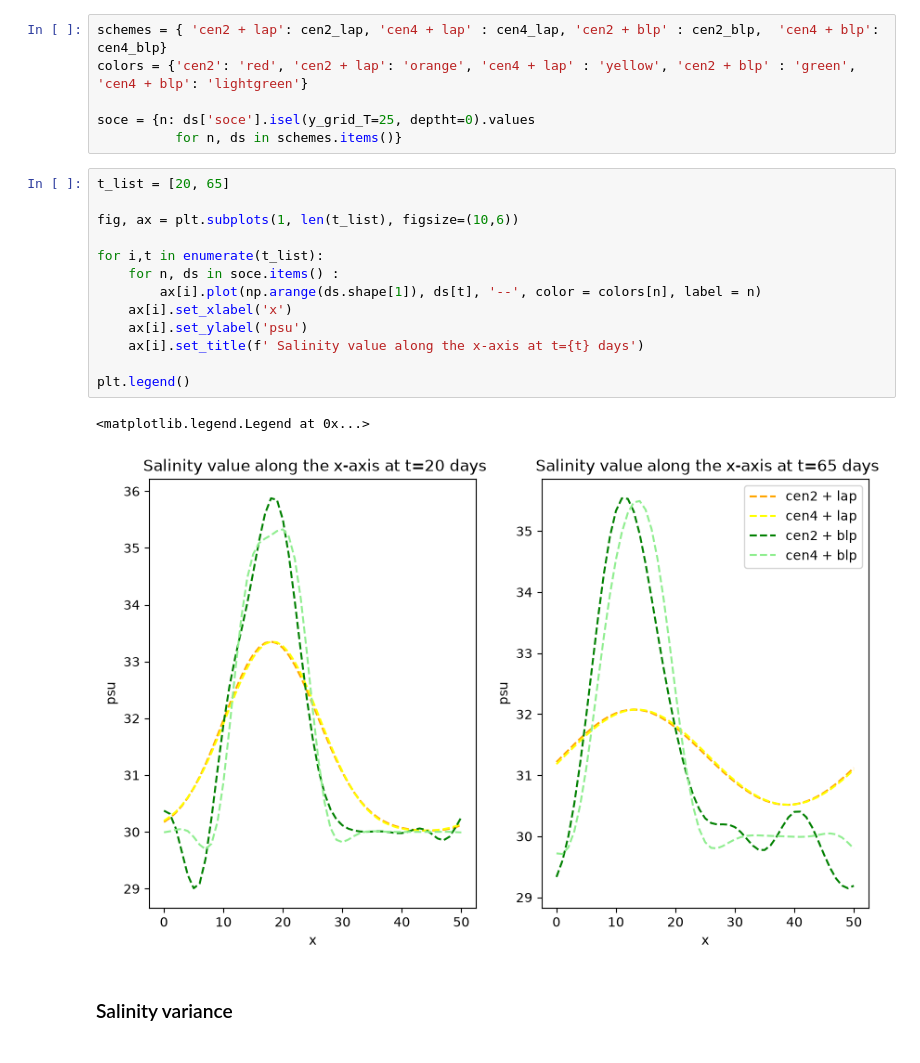
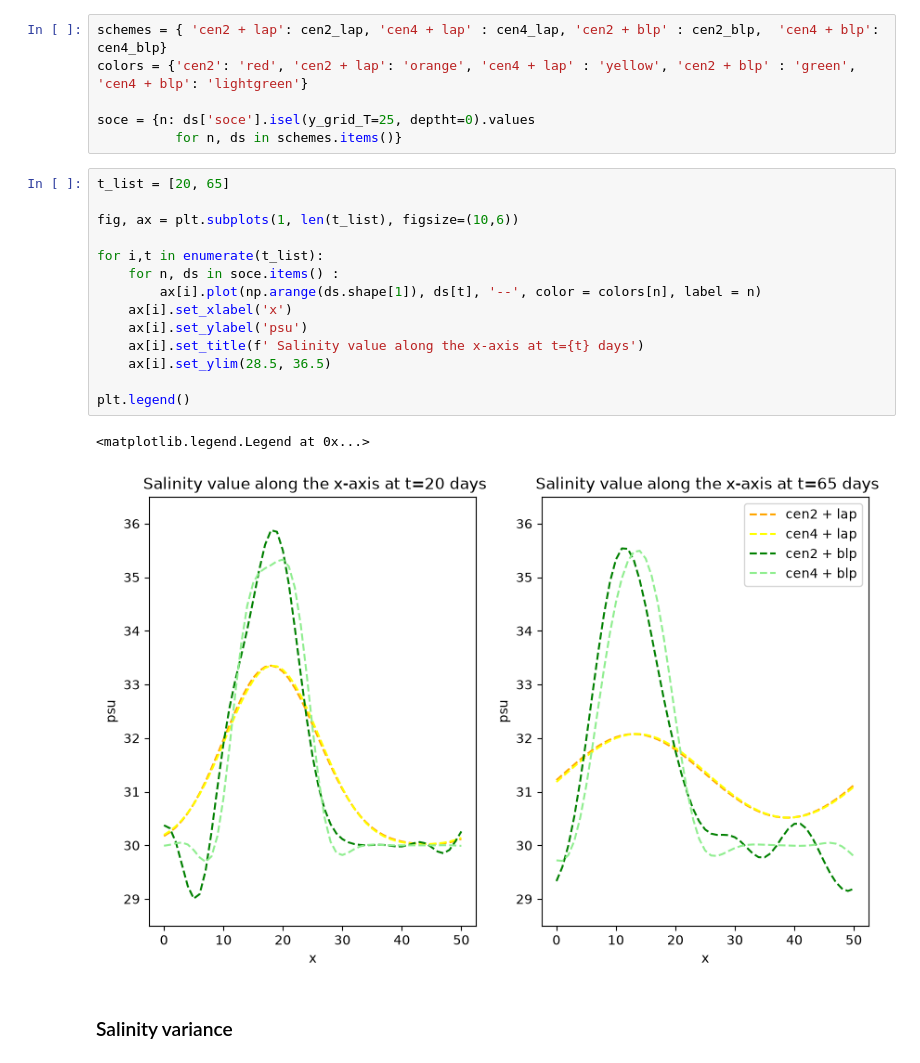
Before and after one commit to justinebuisson606/NEMO_Demonstrators, a Jupyter notebook: Demonstrator 3.ipynb, the cells around one changed output. Cells and saved outputs as stored; diff of their text form.

```diff
--- a/Demonstrator 3.ipynb
+++ b/Demonstrator 3.ipynb
@@ -257,19 +257,20 @@ soce = {n: ds['soce'].isel(y_grid_T=25, deptht=0).values
 # %%
 t_list = [20, 65]
 
 fig, ax = plt.subplots(1, len(t_list), figsize=(10,6))
 
 for i,t in enumerate(t_list):
     for n, ds in soce.items() :
         ax[i].plot(np.arange(ds.shape[1]), ds[t], '--', color = colors[n], label = n)
     ax[i].set_xlabel('x')
     ax[i].set_ylabel('psu')
     ax[i].set_title(f' Salinity value along the x-axis at t={t} days')
+    ax[i].set_ylim(28.5, 36.5)
 
 plt.legend()
 # %% [output]
 <matplotlib.legend.Legend at 0x...>
-[figure, old version]
+[figure, new version]
 # %% [markdown]
 ### Salinity variance
 # %%
```
Also changed, not shown: parts of 2 cells of this notebook, 6 other files.
